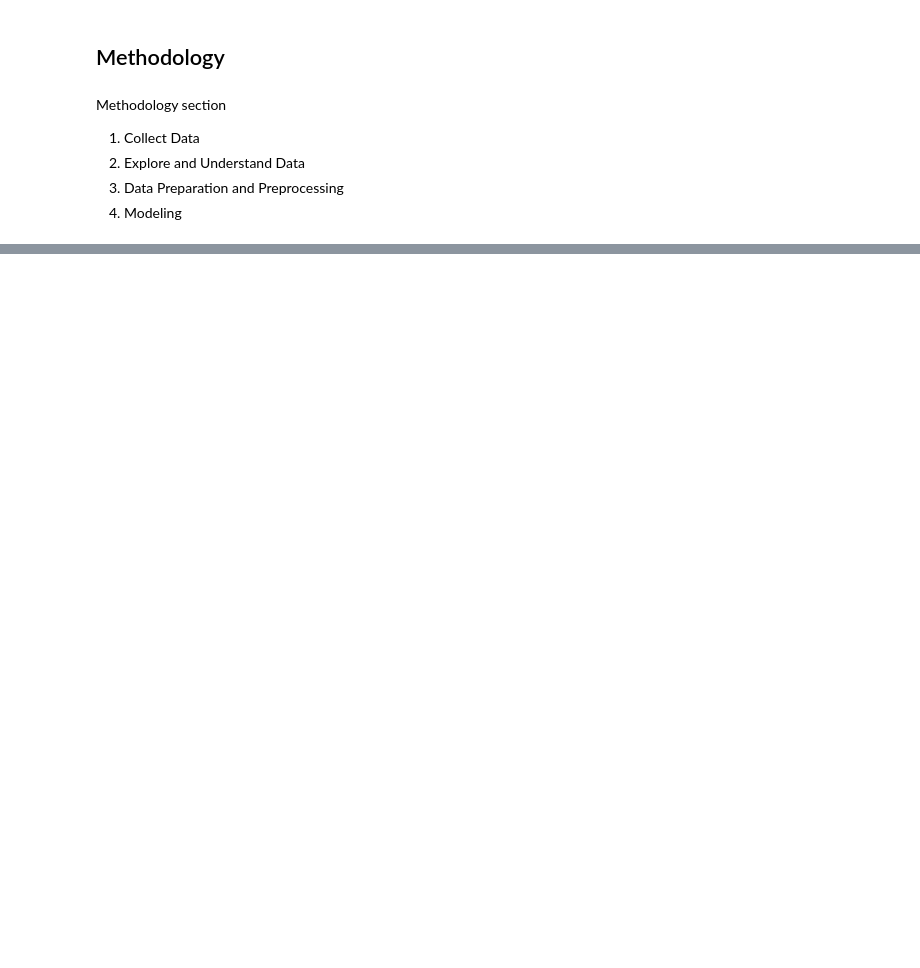
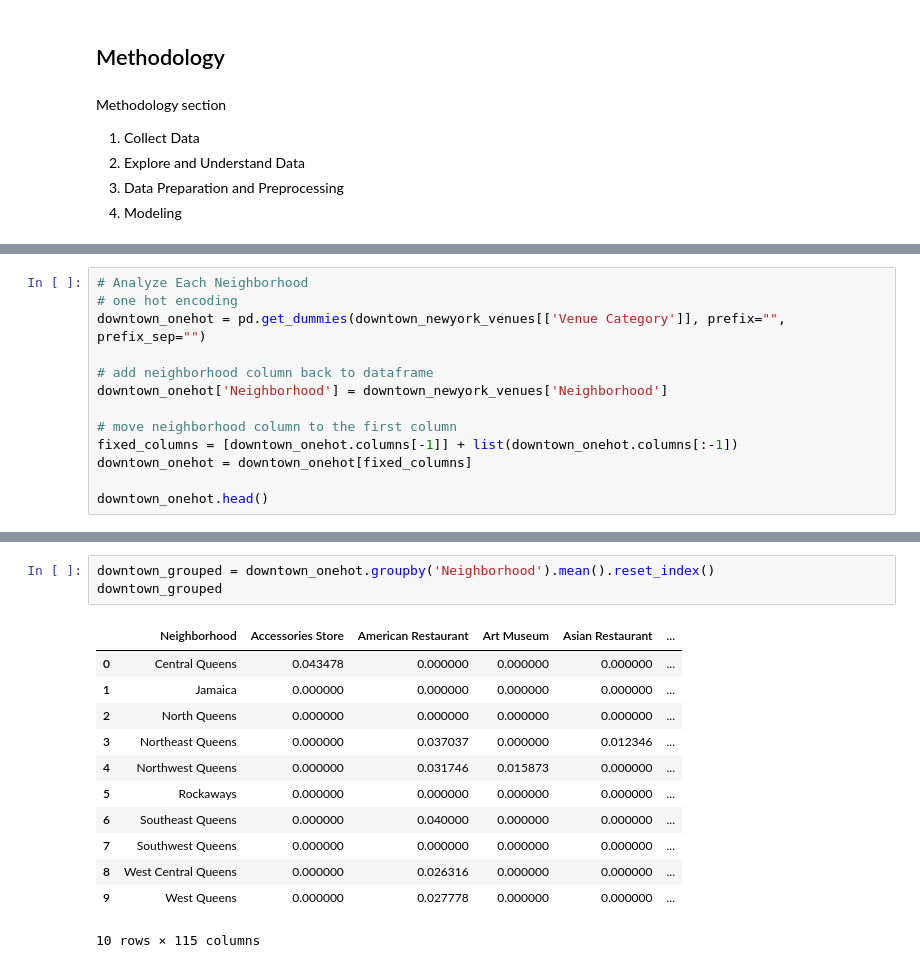
Before and after one commit to alrsantiago/coursera-capstone-project, a Jupyter notebook: The Battle of Neighborhoods (Week 1).ipynb, the cells around one changed output, grey strips where cells are left out. Saved outputs shown, nothing was run; the diff lists cells and outputs as text; blank space fills up the shorter version.

```diff
--- a/The Battle of Neighborhoods (Week 1).ipynb
+++ b/The Battle of Neighborhoods (Week 1).ipynb
@@ -26,0 +326,13 @@ Methodology section
+# %%
+# Analyze Each Neighborhood
+# one hot encoding
+downtown_onehot = pd.get_dummies(downtown_newyork_venues[['Venue Category']], prefix="", prefix_sep="")
+
+# add neighborhood column back to dataframe
+downtown_onehot['Neighborhood'] = downtown_newyork_venues['Neighborhood']
+
+# move neighborhood column to the first column
+fixed_columns = [downtown_onehot.columns[-1]] + list(downtown_onehot.columns[:-1])
+downtown_onehot = downtown_onehot[fixed_columns]
+
+downtown_onehot.head()
@@ -26,0 +347,16 @@ Methodology section
+# %%
+downtown_grouped = downtown_onehot.groupby('Neighborhood').mean().reset_index()
+downtown_grouped
+# %% [output]
+|  | Neighborhood | Accessories Store | American Restaurant | Art Museum | Asian Restaurant | ... |
+| 0 | Central Queens | 0.043478 | 0.000000 | 0.000000 | 0.000000 | ... |
+| 1 | Jamaica | 0.000000 | 0.000000 | 0.000000 | 0.000000 | ... |
+| 2 | North Queens | 0.000000 | 0.000000 | 0.000000 | 0.000000 | ... |
+| 3 | Northeast Queens | 0.000000 | 0.037037 | 0.000000 | 0.012346 | ... |
+| 4 | Northwest Queens | 0.000000 | 0.031746 | 0.015873 | 0.000000 | ... |
+| 5 | Rockaways | 0.000000 | 0.000000 | 0.000000 | 0.000000 | ... |
+| 6 | Southeast Queens | 0.000000 | 0.040000 | 0.000000 | 0.000000 | ... |
+| 7 | Southwest Queens | 0.000000 | 0.000000 | 0.000000 | 0.000000 | ... |
+| 8 | West Central Queens | 0.000000 | 0.026316 | 0.000000 | 0.000000 | ... |
+| 9 | West Queens | 0.000000 | 0.027778 | 0.000000 | 0.000000 | ... |
+10 rows × 115 columns
```
Also changed, not shown: parts of 29 cells of this notebook.
